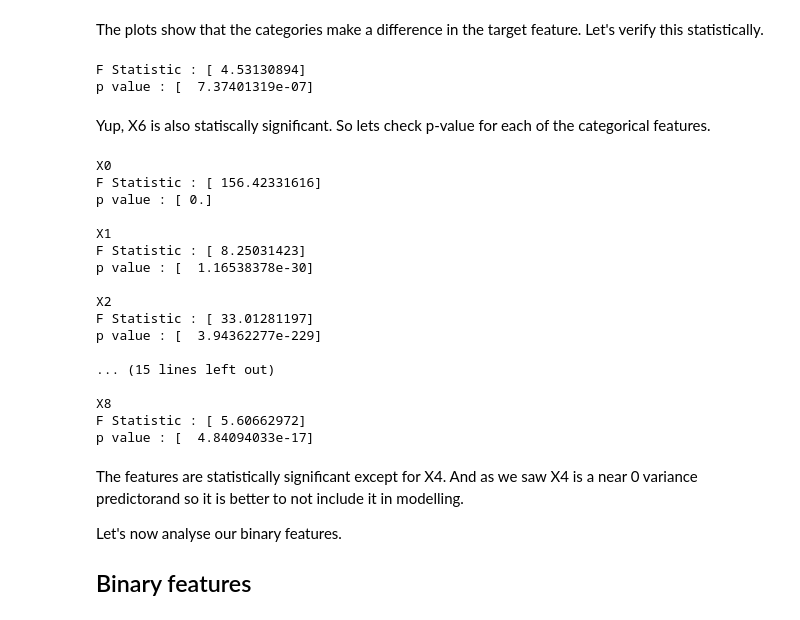
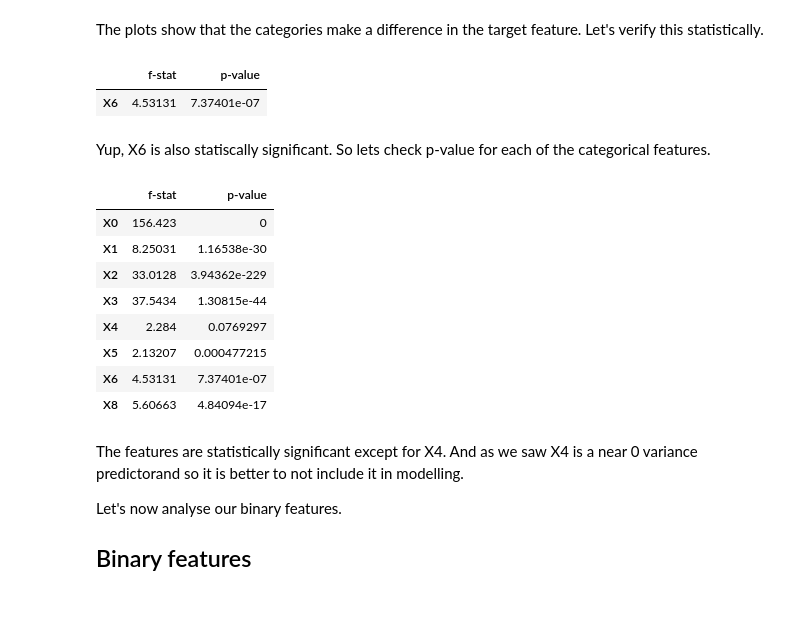
Before and after one commit to skakshay/Merc-Benz-Manufacturing, a Jupyter notebook: nb1.ipynb, the cells around one changed output. Drawn from its saved outputs; the diff is of its cells as text; code cells hidden in the pictures.

```diff
--- a/nb1.ipynb
+++ b/nb1.ipynb
@@ -18,4 +20,15 @@ path = "../../csv/Mercedes-Benz Greener Manufacturing/"
 # %%
+def anova(features, target, df):
+    oneway_f = pd.DataFrame(index = features, columns=['f-stat','p-value'])
+    for feat in tqdm(features):
+        samples=[]
+        for level in list(df[feat].unique()):
+            samples.append(list(df.loc[df[feat]==level, [target]].values))
+        f_stat, p_val = stats.f_oneway(*samples)
+        oneway_f.loc[feat,:] = np.stack((f_stat, p_val)).flatten()
+    return oneway_f
+
+
 def feat_to_rem(train, test, columns):
     features=[]
     for col in columns :
@@ -183,13 +123,2 @@ g = g.map(plt.hist, 'y')
 # %% [markdown]
 Above 2 plots show quite a contrast in our target feature 'y' amongst various levels of X3. Target feature 'y' has a distinguishably different mean and distributions for levels c, f, d, b. So this feature X3 seems important but lets try to quantify our findings by runnings an ANOVA and see whether these changes in y are by chance or X3 is statiscally important.
-# %%
-def anova(cat, num):
-    samples = []
-    for level in train[cat].unique():
-        values = train.loc[train[cat]==level, [num]].values
-        samples.append(values)
-    f_stat, p_val = stats.f_oneway(*samples)
-    print ("F Statistic : {0}".format(f_stat))
-    print ("p value : {0}".format(p_val))
-
-anova('X3', 'logy')
@@ -251,34 +153,24 @@ sns.boxplot(x='X6', y='y', data=train, ax=ax[1])
 # %% [markdown]
 The plots show that the categories make a difference in the target feature. Let's verify this statistically.
 # %%
-anova('X6', 'logy')
+anova(['X6'], 'logy', train)
 # %% [output]
-F Statistic : [ 4.53130894]
-p value : [  7.37401319e-07]
+|  | f-stat | p-value |
+| X6 | 4.53131 | 7.37401e-07 |
 # %% [markdown]
 Yup, X6 is also statiscally significant. So lets check p-value for each of the categorical features.
-# %%
-for feat in cat_feat:
-    print ('\n'+feat)
-    anova(feat, 'logy')
-# %% [output]
-X0
-F Statistic : [ 156.42331616]
-p value : [ 0.]
-
-X1
-F Statistic : [ 8.25031423]
-p value : [  1.16538378e-30]
-
-X2
-F Statistic : [ 33.01281197]
-p value : [  3.94362277e-229]
-
-... (15 lines left out)
-
-X8
-F Statistic : [ 5.60662972]
-p value : [  4.84094033e-17]
+# %%
+anova(cat_feat, 'logy', train)
+# %% [output]
+|  | f-stat | p-value |
+| X0 | 156.423 | 0 |
+| X1 | 8.25031 | 1.16538e-30 |
+| X2 | 33.0128 | 3.94362e-229 |
+| X3 | 37.5434 | 1.30815e-44 |
+| X4 | 2.284 | 0.0769297 |
+| X5 | 2.13207 | 0.000477215 |
+| X6 | 4.53131 | 7.37401e-07 |
+| X8 | 5.60663 | 4.84094e-17 |
 # %% [markdown]
 The features are statistically significant except for X4. And as we saw X4 is a near 0 variance predictorand so it is better to not include it in modelling.
 
```
Also changed, not shown: parts of 46 cells of this notebook.
